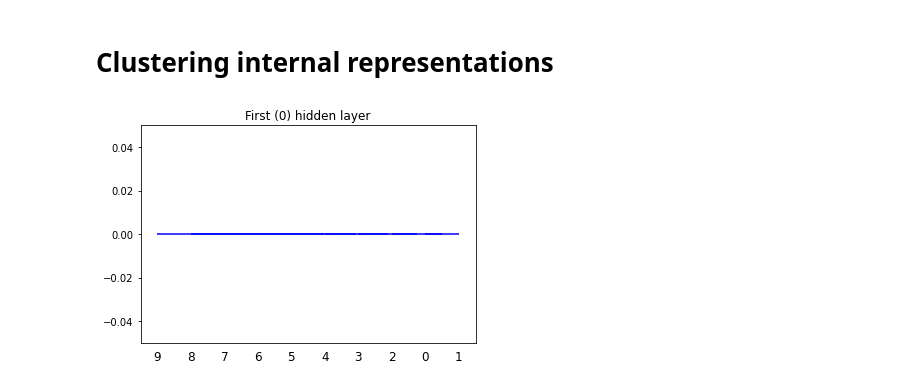
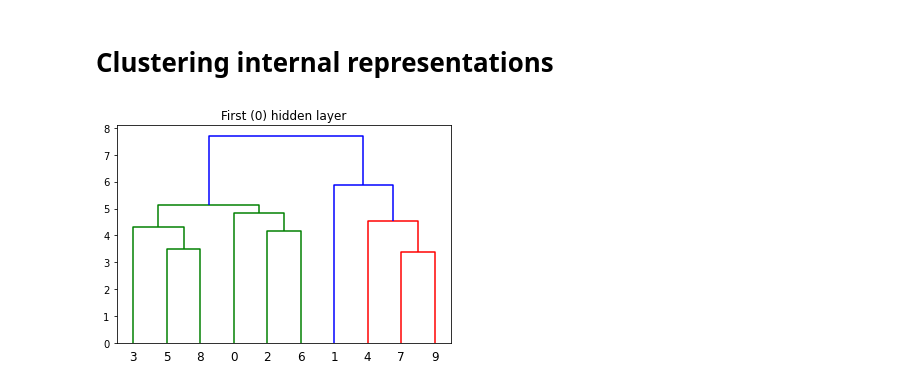
Before and after one commit to PashaIanko/RestrictedBolzmannMachine, a Jupyter notebook: Omniglot_learning.ipynb, the cells around one changed output. Drawn from its saved outputs; the diff is of its cells as text; code cells hidden in the pictures.

Commit message:
Now dendrograms and read-outs work fine

```diff
--- a/Omniglot_learning.ipynb
+++ b/Omniglot_learning.ipynb
@@ -426,7 +425,7 @@ def get_layer_representation(input, model, layer_number):
     return hidden_repr
 # %%
 hidden0 = get_layer_representation(
-    input = images,
+    input = data_train,
     model = model,
     layer_number = 0
 )
@@ -437,7 +436,7 @@ hidden1 = get_layer_representation(
     layer_number = 1
 )
 # %%
-def get_mask(images, label):
+def get_mask(labels, label):
     return labels.numpy() == label
 
 def label_to_mean_hidden_repr(hidden_representation, images, labels):
@@ -457,24 +456,24 @@ def get_hidden_representation_matrix(label_to_mean_hidden_repr, labels):
 # %%
 label_to_mean0 = label_to_mean_hidden_repr(
     hidden0,
-    images,
-    labels
+    data_train,
+    targets_train
 )
 
 label_to_mean1 = label_to_mean_hidden_repr(
     hidden1,
-    images,
-    labels
+    data_train,
+    targets_train
 )
 # %%
 mean_hidd_repr_mat0 = get_hidden_representation_matrix(
     label_to_mean0,
-    labels
+    targets_train
 )
 
 mean_hidd_repr_mat1 = get_hidden_representation_matrix(
     label_to_mean1,
-    labels
+    targets_train
 )
 # %%
 def plot_dendrogram(mean_repr_matrix, title = ''):
@@ -484,12 +483,9 @@ def plot_dendrogram(mean_repr_matrix, title = ''):
     ax.set_title(title)
     return dendrogram
 # %%
-dendrogram0 = plot_dendrogram(
-    mean_hidd_repr_mat0,
-    title = 'First (0) hidden layer'
-)
+dendrogram0 = plot_dendrogram(mean_hidd_repr_mat0, title = 'First (0) hidden layer')
 # %% [output]
-[figure, old version]
+[figure, new version]
 # %%
 dendrogram1 = plot_dendrogram(
     mean_hidd_repr_mat1,
```
Also changed, not shown: parts of 29 cells of this notebook.
